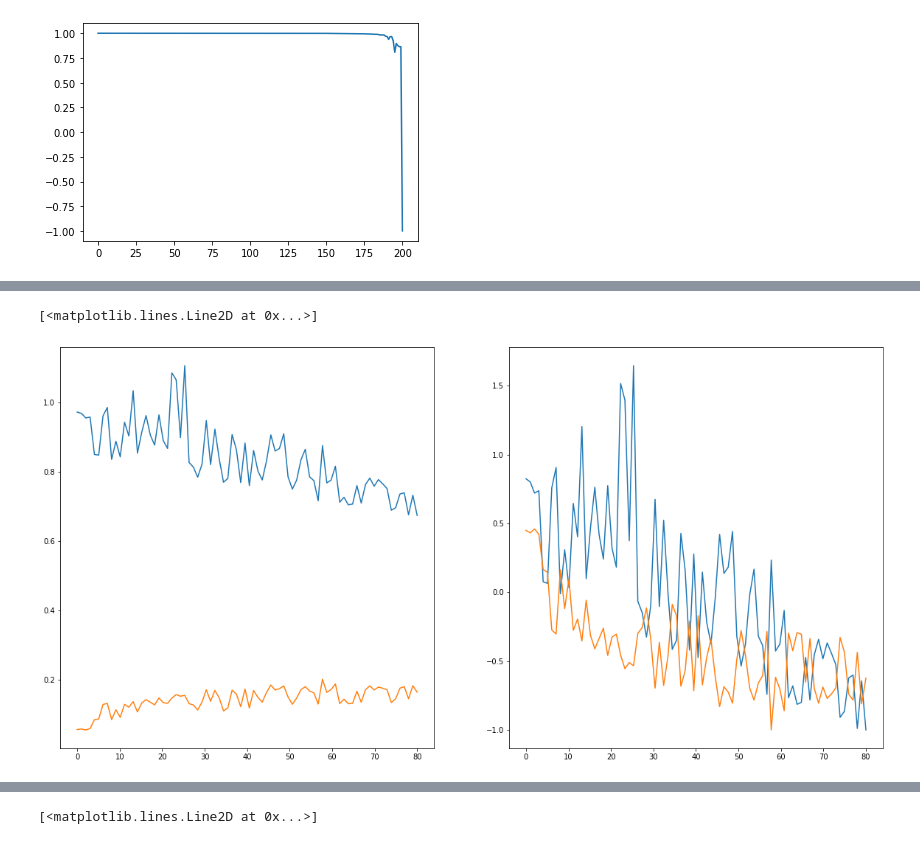
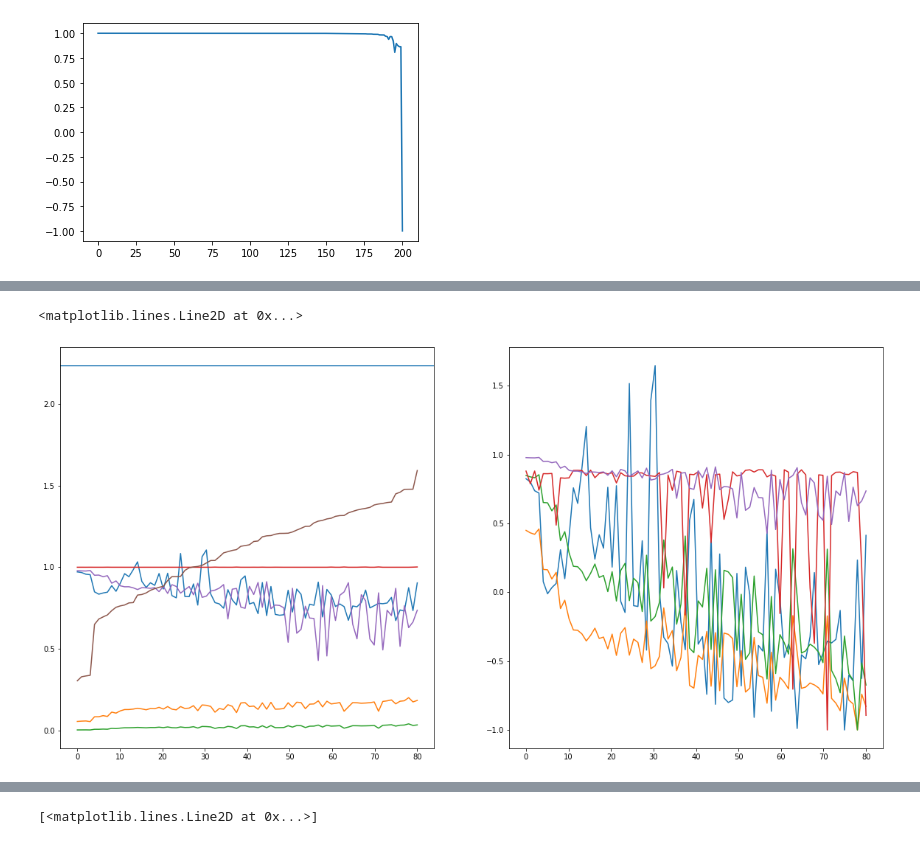
Before and after one commit to jpadial15/ALEXIS_pipeline, a Jupyter notebook: jupyter_notebooks/eval_metrics_reviewer_comments.ipynb, the cells around one changed output, grey strips where cells are left out. Cells and saved outputs as stored; diff of their text form; code cells hidden in the pictures.

Commit message:
attempt to understand weights of eval metrics

```diff
--- a/jupyter_notebooks/eval_metrics_reviewer_comments.ipynb
+++ b/jupyter_notebooks/eval_metrics_reviewer_comments.ipynb
@@ -231,9 +243,19 @@ for _, row in plot_df.sort_values(by = 'new_distance').iterrows():
 # %% [output]
 [figure]
+# %%
+def normalize_map_to_neg1_and_1_w_max(list_of_numbers,x_opt):
+
+    x_max = max(list_of_numbers)
+    a = -2 / (x_max - x_opt)
+    b = 1 + (2 * x_opt) / (x_max - x_opt)
+
+    normalized_list = [a * x + b for x in list_of_numbers]
+
+    return(normalized_list)
 # %%
-def normalize_map_to_neg1_and_1(list_of_numbers,x_opt):
+def normalize_map_to_neg1_and_1_w_min(list_of_numbers,x_opt):
 
-    x_max = max(list_of_numbers)
+    x_max = min(list_of_numbers)
     a = -2 / (x_max - x_opt)
     b = 1 + (2 * x_opt) / (x_max - x_opt)
     # print(a,b)
@@ -268,14 +319,16 @@ first_sample = []
 
 for label, group1 in all_fits.groupby(['xrs_wavelength', 'xrs_telescope', 'xrs_instrument', 'img_wavelength', 'img_telescope', 'img_instrument', 'zoom_in_type']):
 
-    group1['normed_etot'] = normalize_map_to_neg1_and_1(group1.E_tot.to_list(),1)
-    group1['normed_RMSE'] = normalize_map_to_neg1_and_1(group1.RMSE.to_list(),0)
+    group1['normed_etot'] = normalize_map_to_neg1_and_1_w_max(group1.E_tot.to_list(),1)
+    group1['normed_vtot'] = normalize_map_to_neg1_and_1_w_max(group1.vector_fit.to_list(),1)
+    group1['normed_RMSE'] = normalize_map_to_neg1_and_1_w_max(group1.RMSE.to_list(),0)
+    group1['normed_MSE'] = normalize_map_to_neg1_and_1_w_max(group1.MSE.to_list(),0)
 
-    group1['new_distance'] = [new_distance(this_row) for _, this_row in group1.iterrows()]
+    group1['new_distance'] = [new_distance_all_metrics(this_row) for _, this_row in group1.iterrows()]
 
     sorted_group = group1.sort_values(by = 'new_distance').iloc[0]
 
-    plt.plot(np.linspace(0, len(group1), len(group1)),normalize_map_to_neg1_and_1(group1.E_tot, 1))
+    # plt.plot(np.linspace(0, len(group1), len(group1)),normalize_map_to_neg1_and_1(group1.E_tot, 1))
 
     # print(group1.E_tot.to_list())
 
@@ -337,13 +390,16 @@ first_df = pd.DataFrame(first_sample)
 second_sample = []
 
 # for label, group in first_df.groupby(['xrs_wavelength', 'xrs_telescope', 'xrs_instrument', 'img_wavelength', 'img_telescope', 'img_instrument']):
+first_df['normed_etot'] = normalize_map_to_neg1_and_1_w_min(first_df.E_tot.to_list(),1)
+first_df['normed_vtot'] = normalize_map_to_neg1_and_1_w_max(first_df.vector_fit.to_list(),1)
+first_df['normed_RMSE'] = normalize_map_to_neg1_and_1_w_max(first_df.RMSE.to_list(),0)
+first_df['normed_MSE'] = normalize_map_to_neg1_and_1_w_max(first_df.MSE.to_list(),0)
 
 
+# first_df['normed_etot'] = normalize_map_to_neg1_and_1_2(first_df.E_tot,1)
+# first_df['normed_RMSE'] = normalize_map_to_neg1_and_1(first_df.RMSE,0)
 
-first_df['normed_etot'] = normalize_map_to_neg1_and_1_2(first_df.E_tot,1)
-first_df['normed_RMSE'] = normalize_map_to_neg1_and_1(first_df.RMSE,0)
-
-first_df['new_distance'] = [new_distance(this_row) for _, this_row in first_df.iterrows()]
+first_df['new_distance'] = [new_distance_all_metrics(this_row) for _, this_row in first_df.iterrows()]
 
 sorted_group = first_df.sort_values(by = 'new_distance')
 
@@ -370,13 +426,23 @@ sorted_group[['RMSE', 'pears_corr', 'p_val', 'MSE', 'vector_fit','E_tot', 'best_
 # %%
 fig = plt.figure(figsize = (20,10))
 ax = fig.add_subplot(121)
 ax2 = fig.add_subplot(122)
 xval= np.linspace(0,len(sorted_group), len(sorted_group))
 ax2.plot(xval, sorted_group.normed_etot)
 ax2.plot(xval, sorted_group.normed_RMSE)
+ax2.plot(xval, sorted_group.normed_MSE)
+ax2.plot(xval, sorted_group.normed_vtot)
+ax2.plot(xval, sorted_group.pears_corr)
 
 ax.plot(xval, sorted_group.E_tot)
 ax.plot(xval, sorted_group.RMSE)
+ax.plot(xval, sorted_group.MSE)
+ax.plot(xval, sorted_group.vector_fit)
+ax.plot(xval, sorted_group.pears_corr)
+
+ax.plot(xval, sorted_group.new_distance)
+
+ax.axhline(np.sqrt(5))
 # %% [output]
-[<matplotlib.lines.Line2D at 0x...>]
+<matplotlib.lines.Line2D at 0x...>
-[figure, old version]
+[figure, new version]
```
Also changed, not shown: parts of 25 cells of this notebook.
